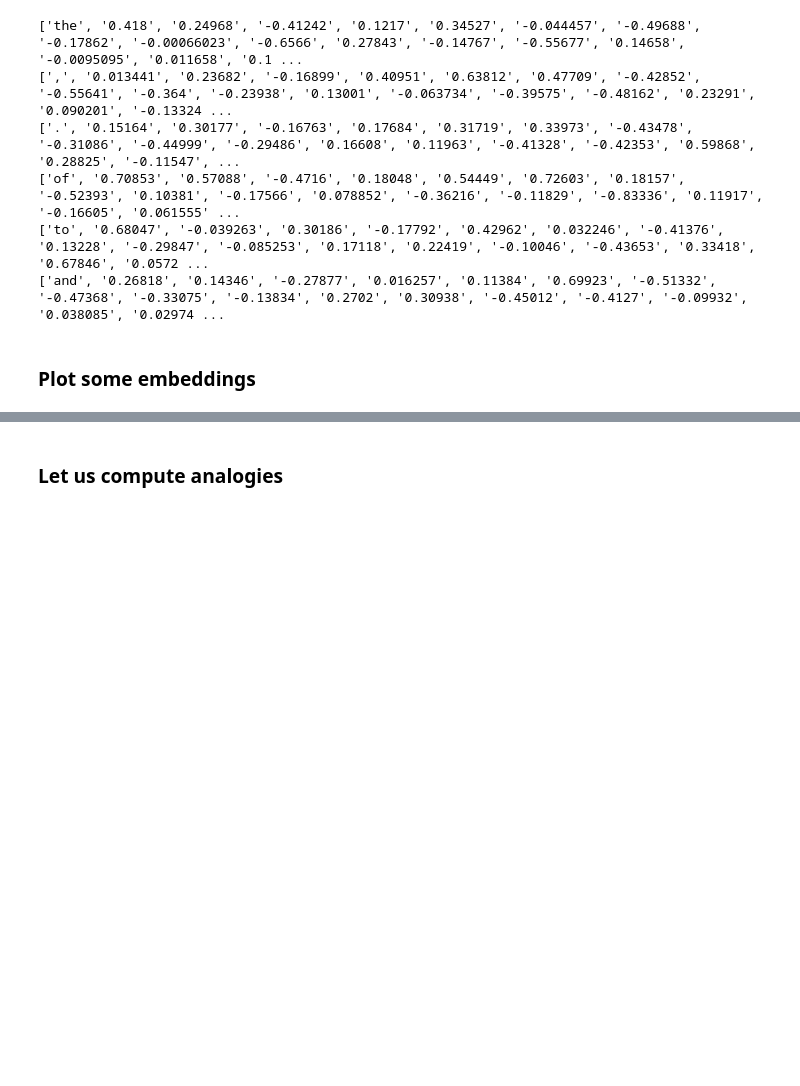
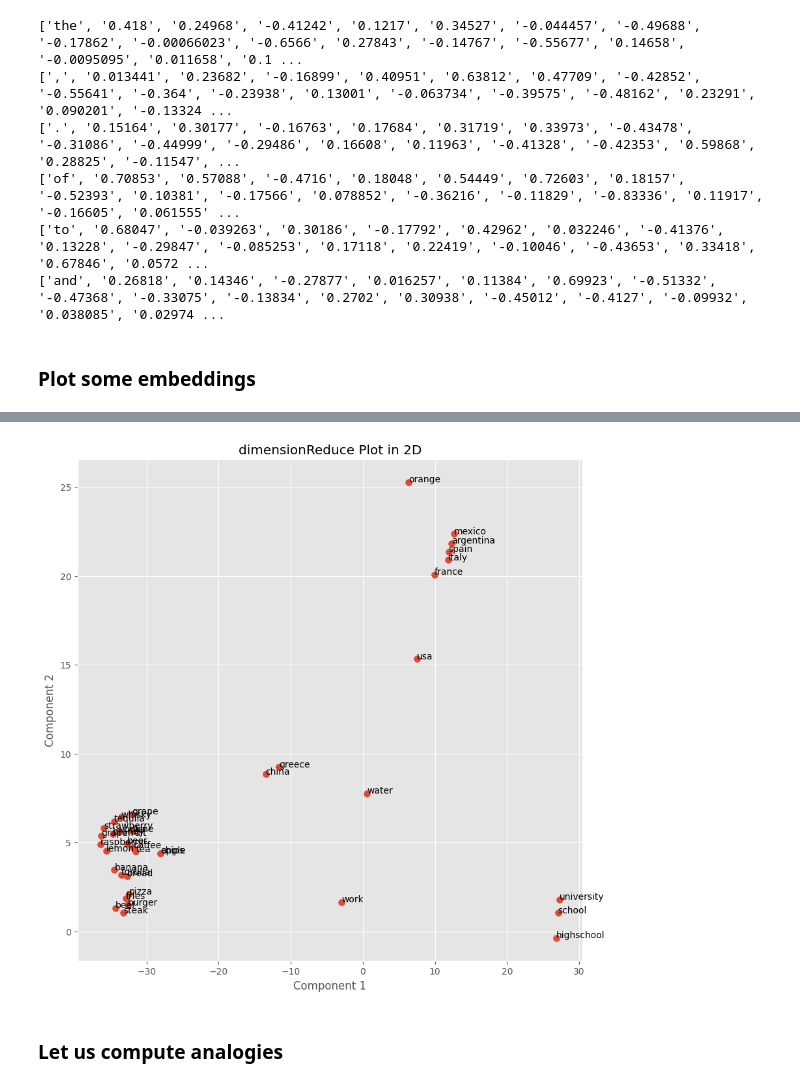
Before and after one commit to rodrigoromanguzman/Actividades_Aprendizaje-, a Jupyter notebook: A3a_DL_TC5033_embeddings_hw1.ipynb, the cells around one changed output, grey strips where cells are left out. Saved outputs shown, nothing was run; the diff lists cells and outputs as text; code cells hidden in the pictures; blank space fills up the shorter version.

```diff
--- a/A3a_DL_TC5033_embeddings_hw1.ipynb
+++ b/A3a_DL_TC5033_embeddings_hw1.ipynb
@@ -119,9 +119,8 @@ show_n_first_words(PATH, 5)
 # %% [markdown]
 ### Plot some embeddings
 # %%
-def plot_embeddings(emb_path, words2show, emb_dim, embeddings_dict, func=PCA):
-    # Perform dimensionality reduction with dimensionReduce to 2 dimensions
-    dimensionReduce = func(n_components=2)
+def plot_embeddings(emb_path, words2show, emb_dim, embeddings_dict, dimensionReduce=PCA):
+    dimensionReduce = dimensionReduce(n_components=2)
     transformed_data = dimensionReduce.fit_transform(np.array(list(embeddings_dict.values())))
 
     # Create a dictionary with the transformed data
@@ -155,2 +152,13 @@ embeddings = plot_embeddings(PATH, words, emb_dim, embeddings_dict, TSNE)
+# %%
+# t-SNE dimensionality reduction for visualization
+# TSNE is a very expensive algorithm. So we have to reduce the size
+# of the dictionary before passing it to the plot function
+reduced_dictionary = dict(list(embeddings_dict.items())[:1000])
+# We just make sure that the words we need will be there
+for i in words:
+  reduced_dictionary[i] = embeddings_dict[i]
+embeddings = plot_embeddings(PATH, words, emb_dim, reduced_dictionary,TSNE)
+# %% [output]
+[figure, added]
 # %% [markdown]
 ### Let us compute analogies
```
Also changed, not shown: parts of 11 cells of this notebook.
